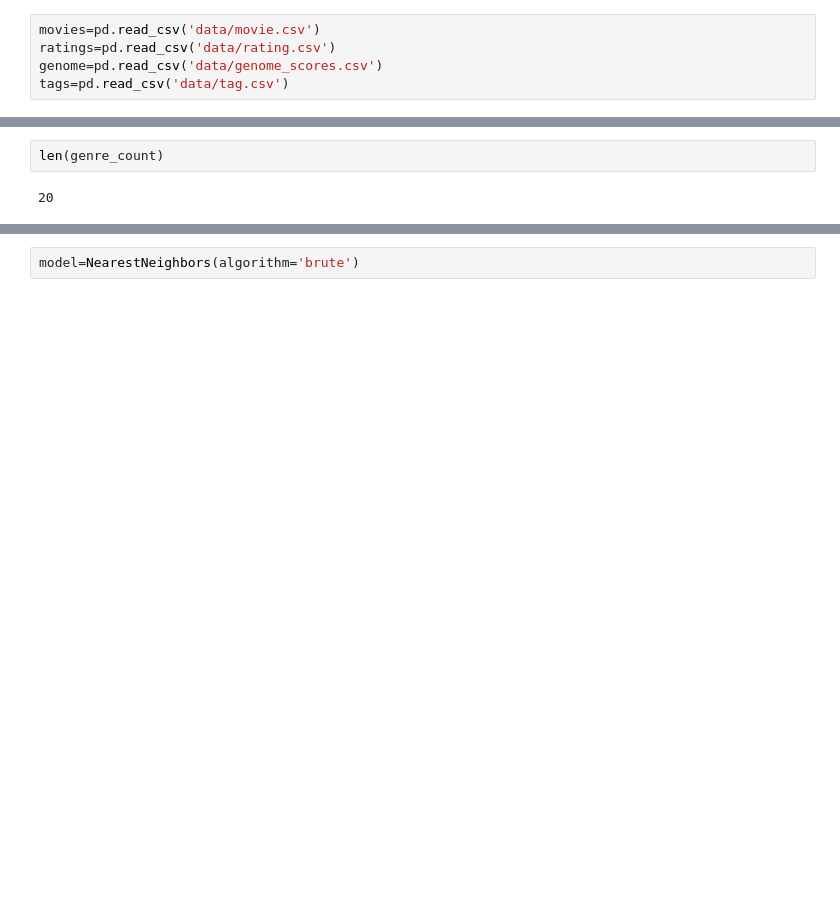
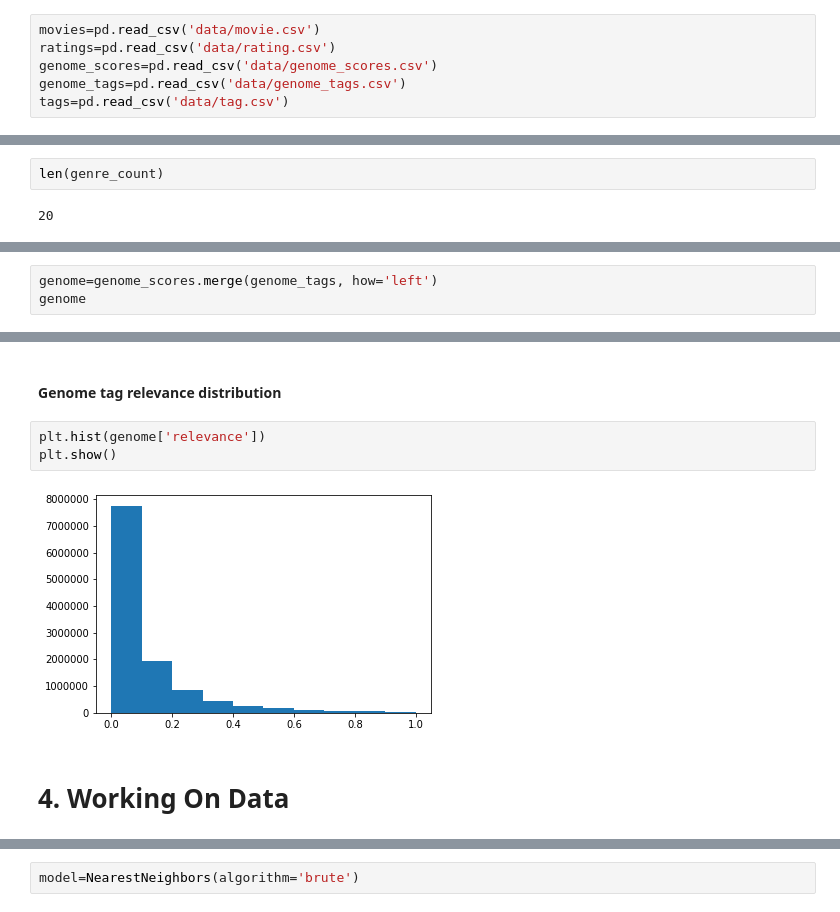
Before and after one commit to abhijit1998/Movie-Recommender, a Jupyter notebook: Movie Recommender System.ipynb, the cells around one changed output, grey strips where cells are left out. Cells and saved outputs as stored; diff of their text form; blank space fills up the shorter version.

```diff
--- a/Movie Recommender System.ipynb
+++ b/Movie Recommender System.ipynb
@@ -4,5 +9,6 @@ import numpy as np
 # %%
 movies=pd.read_csv('data/movie.csv')
 ratings=pd.read_csv('data/rating.csv')
-genome=pd.read_csv('data/genome_scores.csv')
+genome_scores=pd.read_csv('data/genome_scores.csv')
+genome_tags=pd.read_csv('data/genome_tags.csv')
 tags=pd.read_csv('data/tag.csv')
@@ -100,0 +122,3 @@ len(genre_count)
+# %%
+genome=genome_scores.merge(genome_tags, how='left')
+genome
@@ -100,0 +139,9 @@ len(genre_count)
+# %% [markdown]
+#### Genome tag relevance distribution
+# %%
+plt.hist(genome['relevance'])
+plt.show()
+# %% [output]
+[figure, added]
+# %% [markdown]
+# 4. Working On Data
```
Also changed, not shown: parts of 60 cells of this notebook.
